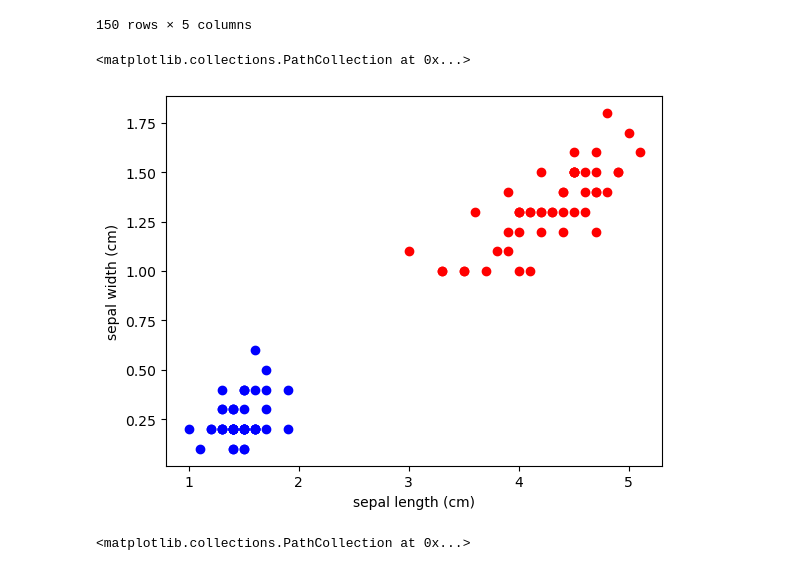
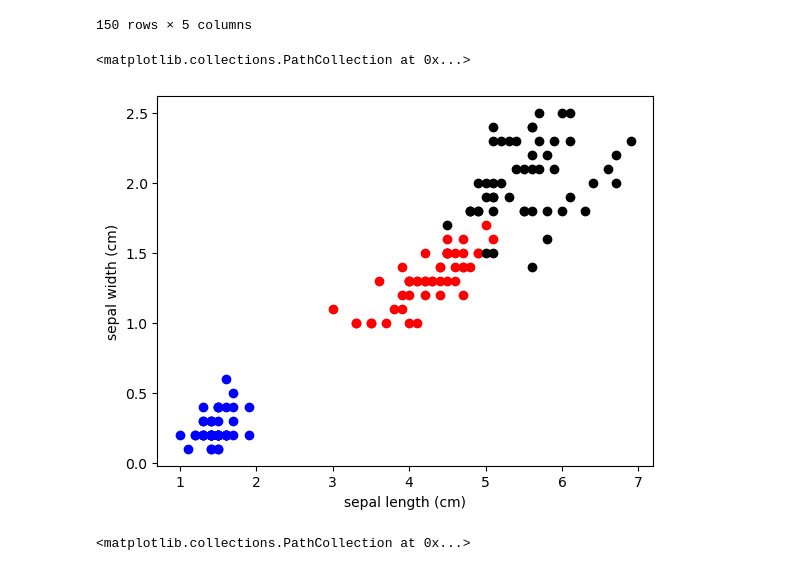
Before and after one commit to Satyam-10124/machine_learning, a Jupyter notebook: iris_flower.ipynb, the cells around one changed output. Drawn from its saved outputs; the diff is of its cells as text; code cells hidden in the pictures.

```diff
--- a/iris_flower.ipynb
+++ b/iris_flower.ipynb
@@ -78,12 +80,12 @@ df
 # %%
 plt.xlabel('sepal length (cm)')
 plt.ylabel('sepal width (cm)')
 plt.scatter( df[df.target == 0]['petal length (cm)'], df[df.target == 0]['petal width (cm)'], color="blue" )
 plt.scatter( df[df.target == 1]['petal length (cm)'], df[df.target == 1]['petal width (cm)'], color="red" )
-# plt.scatter( df[df.target == 2]['sepal length (cm)'], df[df.target == 2]['sepal width (cm)'], color="black" )
+plt.scatter( df[df.target == 2]['petal length (cm)'], df[df.target == 2]['petal width (cm)'], color="black" )
 # %% [output]
 <matplotlib.collections.PathCollection at 0x...>
-[figure, old version]
+[figure, new version]
 # %%
 plt.xlabel('sepal length (cm)')
 plt.ylabel('sepal width (cm)')
```
Also changed, not shown: parts of 4 cells of this notebook, 2 other files.
